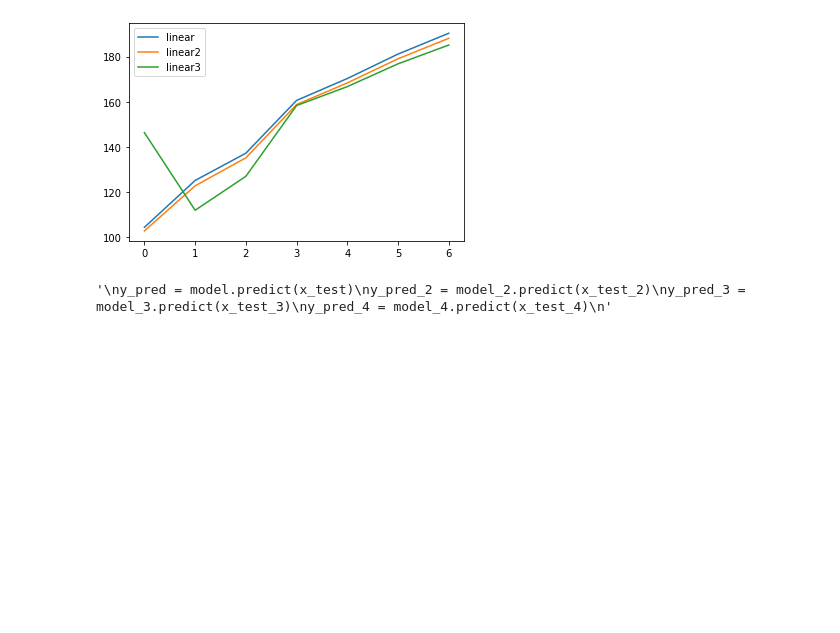
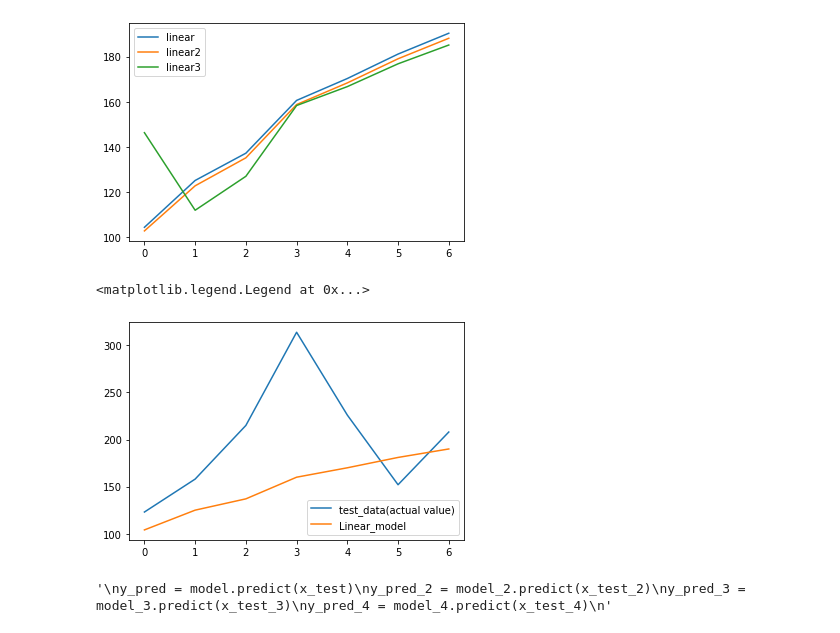
Before and after one commit to e185725/aaa, a Jupyter notebook: covid-199.ipynb, the cells around one changed output. Cells and saved outputs as stored; diff of their text form; code cells hidden in the pictures; blank space fills up the shorter version.

```diff
--- a/covid-199.ipynb
+++ b/covid-199.ipynb
@@ -796,6 +793,20 @@ plt.legend()
 # %% [output]
 <matplotlib.legend.Legend at 0x...>
 [figure]
+# %%
+a = np.array([123,158,215,314,226,152,208])
+b = np.array([123,133,145, 157, 170, 184, 200] )
+c = np.array([129, 151, 141, 151, 153, 149, 172])
+d =  np.array([104, 125, 137, 160, 170, 181, 190]  )
+
+plt.plot(a,label = "test_data(actual value)")
+#plt.plot(b,label = "SEIR_model")
+#plt.plot(c,label = "SARIMA_model")
+plt.plot(c*0.0+d*1.0,label = "Linear_model")
+plt.legend()
+# %% [output]
+<matplotlib.legend.Legend at 0x...>
+[figure, added]
 # %%
 """
 y_pred = model.predict(x_test)
```
Also changed, not shown: parts of 14 cells of this notebook, 31 other files.
